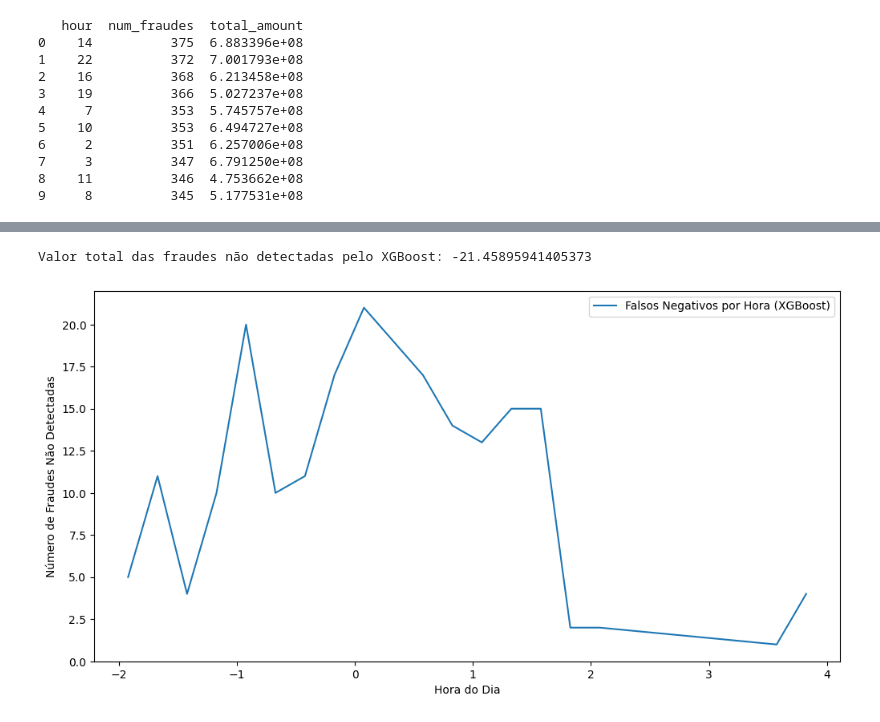
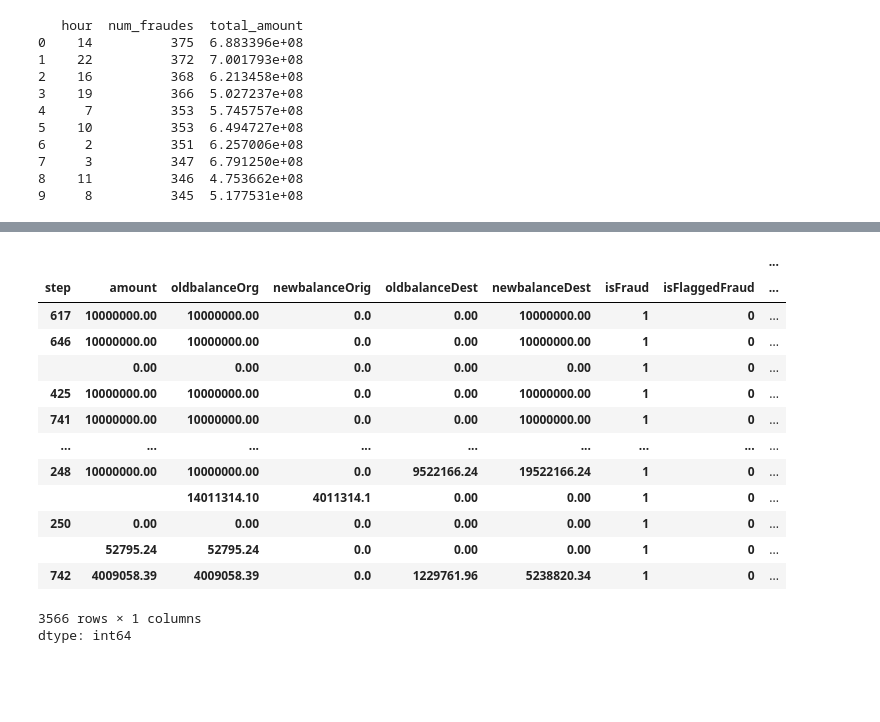
Before and after one commit to BrunaCFerreiraAzevedo/PredicaoFraude, a Jupyter notebook: tcc.ipynb, the cells around one changed output, grey strips where cells are left out. Drawn from its saved outputs; the diff is of its cells as text; code cells hidden in the pictures; blank space fills up the shorter version.

```diff
--- a/tcc.ipynb
+++ b/tcc.ipynb
@@ -443,7 +454,7 @@ print(top_horarios)
 8    11          346  4.753662e+08
 9     8          345  5.177531e+08
 # %%
-df_filtrado = df[df['hour'].isin(df['hour'])]
+df_filtrado = df[df['hour'].isin(top_horarios['hour'])]
 df_filtrado = df_filtrado[(df_filtrado['type'] == 'CASH_OUT') | (df_filtrado['type'] == 'TRANSFER')]
 print(df_filtrado.head())
 # %% [output]
@@ -483,7 +494,7 @@ import seaborn as sns
 import matplotlib.pyplot as plt
 
 #Remover as colunas não necessárias
-df_filtrado = df_filtrado.drop(['nameOrig', 'nameDest', "isFlaggedFraud"], axis=1)
+df_filtrado = df_filtrado.drop(['nameOrig', 'nameDest'], axis=1)
 
 #One-Hot Encode de variáveis categóricas
 df_filtrado = pd.get_dummies(df_filtrado, columns=['type', 'typeDest', 'emptyAccount'], drop_first=False)
@@ -512,7 +523,7 @@ print("Melhores características selecionadas:")
 print(selected_features)
 
 # Árvore de Decisão
-clf_tree = DecisionTreeClassifier(max_depth=20, random_state=42)
+clf_tree = DecisionTreeClassifier(random_state=42)
 clf_tree.fit(X_train_selected, y_train)
 y_pred_tree = clf_tree.predict(X_test_selected)
 print("Árvore de Decisão")
@@ -642,7 +653,7 @@ import seaborn as sns
 import matplotlib.pyplot as plt
 
 #Remover as colunas não necessárias
-df_filtrado = df_filtrado.drop(['nameOrig', 'nameDest', 'isFlaggedFraud'], axis=1)
+df_filtrado = df_filtrado.drop(['nameOrig', 'nameDest'], axis=1)
 
 #One-Hot Encode de variáveis categóricas
 df_filtrado = pd.get_dummies(df_filtrado, columns=['type', 'typeDest', 'emptyAccount'], drop_first=False)
@@ -843,15 +788,18 @@ plt.show()
-# %%
-# Exemplo de cálculo de valor total e horário dos falsos negativos para XGBoost
-valor_fn_xgb = df_fn_xgb['amount'].sum()
-horario_fn_xgb = df_fn_xgb.groupby('hour').size()
-
-print(f"Valor total das fraudes não detectadas pelo XGBoost: {valor_fn_xgb}")
-plt.figure(figsize=(12, 6))
-plt.plot(horario_fn_xgb.index, horario_fn_xgb.values, label='Falsos Negativos por Hora (XGBoost)')
-plt.xlabel("Hora do Dia")
-plt.ylabel("Número de Fraudes Não Detectadas")
-plt.legend()
-plt.show()
-# %% [output]
-Valor total das fraudes não detectadas pelo XGBoost: -21.45895941405373
-[figure, removed]
+# %%
+df_filtrado[df_filtrado["isFraud"] == 1].value_counts()
+# %% [output]
+|  |  |  |  |  |  |  |  | ... |
+| step | amount | oldbalanceOrg | newbalanceOrig | oldbalanceDest | newbalanceDest | isFraud | isFlaggedFraud | ... |
+| 617 | 10000000.00 | 10000000.00 | 0.0 | 0.00 | 10000000.00 | 1 | 0 | ... |
+| 646 | 10000000.00 | 10000000.00 | 0.0 | 0.00 | 10000000.00 | 1 | 0 | ... |
+|  | 0.00 | 0.00 | 0.0 | 0.00 | 0.00 | 1 | 0 | ... |
+| 425 | 10000000.00 | 10000000.00 | 0.0 | 0.00 | 10000000.00 | 1 | 0 | ... |
+| 741 | 10000000.00 | 10000000.00 | 0.0 | 0.00 | 10000000.00 | 1 | 0 | ... |
+| ... | ... | ... | ... | ... | ... | ... | ... | ... |
+| 248 | 10000000.00 | 10000000.00 | 0.0 | 9522166.24 | 19522166.24 | 1 | 0 | ... |
+|  |  | 14011314.10 | 4011314.1 | 0.00 | 0.00 | 1 | 0 | ... |
+| 250 | 0.00 | 0.00 | 0.0 | 0.00 | 0.00 | 1 | 0 | ... |
+|  | 52795.24 | 52795.24 | 0.0 | 0.00 | 0.00 | 1 | 0 | ... |
+| 742 | 4009058.39 | 4009058.39 | 0.0 | 1229761.96 | 5238820.34 | 1 | 0 | ... |
+3566 rows × 1 columns
+dtype: int64
```
Also changed, not shown: parts of 13 cells of this notebook.
